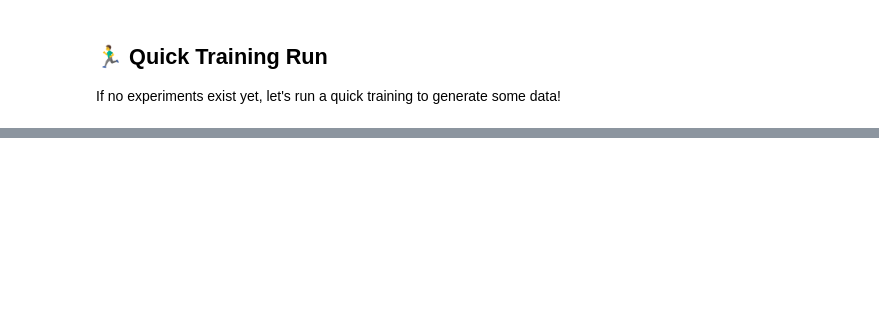
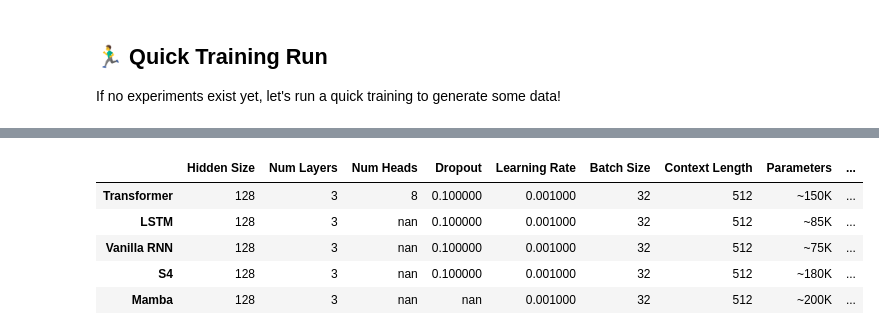
Before and after one commit to Toba4366/CS182_FinalProject, a Jupyter notebook: notebooks/training_analysis.ipynb, the cells around one changed output, grey strips where cells are left out. Saved outputs shown, nothing was run; the diff lists cells and outputs as text; code cells hidden in the pictures; blank space fills up the shorter version.

```diff
--- a/notebooks/training_analysis.ipynb
+++ b/notebooks/training_analysis.ipynb
@@ -332,0 +1394,81 @@ print(f"\n📊 Current experiments: {list(experiments.keys())}")
+# %%
+def create_hyperparameter_table():
+    """Create hyperparameter comparison table for the paper."""
+
+    # Define hyperparameters for each model
+    hyperparams = {
+        'Transformer': {
+            'Hidden Size': 128,
+            'Num Layers': 3,
+            'Num Heads': 8,
+            'Dropout': 0.1,
+            'Learning Rate': 1e-3,
+            'Batch Size': 32,
+            'Context Length': 512,
+            'Parameters': '~150K'
+        },
+        'LSTM': {
+            'Hidden Size': 128,
+            'Num Layers': 3,
+            'Dropout': 0.1,
+            'Bidirectional': False,
+            'Learning Rate': 1e-3,
+            'Batch Size': 32,
+            'Context Length': 512,
+            'Parameters': '~85K'
+        },
+        'Vanilla RNN': {
+            'Hidden Size': 128,
+            'Num Layers': 3,
+            'Activation': 'tanh',
+            'Dropout': 0.1,
+            'Learning Rate': 1e-3,
+            'Batch Size': 32,
+            'Context Length': 512,
+            'Parameters': '~75K'
+        },
+        'S4': {
+            'Hidden Size': 128,
+            'Num Layers': 3,
+            'State Size': 64,
+            'Dropout': 0.1,
+            'Learning Rate': 1e-3,
+            'Batch Size': 32,
+            'Context Length': 512,
+            'Parameters': '~180K'
+        },
+        'Mamba': {
+            'Hidden Size': 128,
+            'Num Layers': 3,
+            'State Size': 16,
+            'Conv Size': 4,
+            'Learning Rate': 1e-3,
+            'Batch Size': 32,
+            'Context Length': 512,
+            'Parameters': '~200K'
+        }
+    }
+
+    # Create DataFrame
+    df = pd.DataFrame(hyperparams).T
+
+    # Display styled table
+    print("🔧 Model Hyperparameters")
+    print("=" * 80)
+    display(df.style.set_caption("Model Hyperparameters for FSM Learning Task")
+              .set_table_styles([
+                  {'selector': 'caption', 'props': [('font-size', '16px'), ('font-weight', 'bold')]},
+                  {'selector': 'th', 'props': [('background-color', '#f0f0f0'), ('font-weight', 'bold')]},
+                  {'selector': 'td', 'props': [('text-align', 'center')]}
+              ]))
+
+    # Save as CSV for paper
+    output_path = project_root / "results" / "hyperparameters.csv"
+    df.to_csv(output_path)
+    print(f"\n💾 Saved hyperparameter table: {output_path}")
+
+    return df
+
+# Generate hyperparameter table
+hyperparameter_df = create_hyperparameter_table()
+# %% [output]
@@ -332,0 +1478,6 @@ print(f"\n📊 Current experiments: {list(experiments.keys())}")
+|  | Hidden Size | Num Layers | Num Heads | Dropout | Learning Rate | Batch Size | Context Length | Parameters | ... |
+| Transformer | 128 | 3 | 8 | 0.100000 | 0.001000 | 32 | 512 | ~150K | ... |
+| LSTM | 128 | 3 | nan | 0.100000 | 0.001000 | 32 | 512 | ~85K | ... |
+| Vanilla RNN | 128 | 3 | nan | 0.100000 | 0.001000 | 32 | 512 | ~75K | ... |
+| S4 | 128 | 3 | nan | 0.100000 | 0.001000 | 32 | 512 | ~180K | ... |
+| Mamba | 128 | 3 | nan | nan | 0.001000 | 32 | 512 | ~200K | ... |
```
Also changed, not shown: parts of 24 cells of this notebook, 7 other files.
